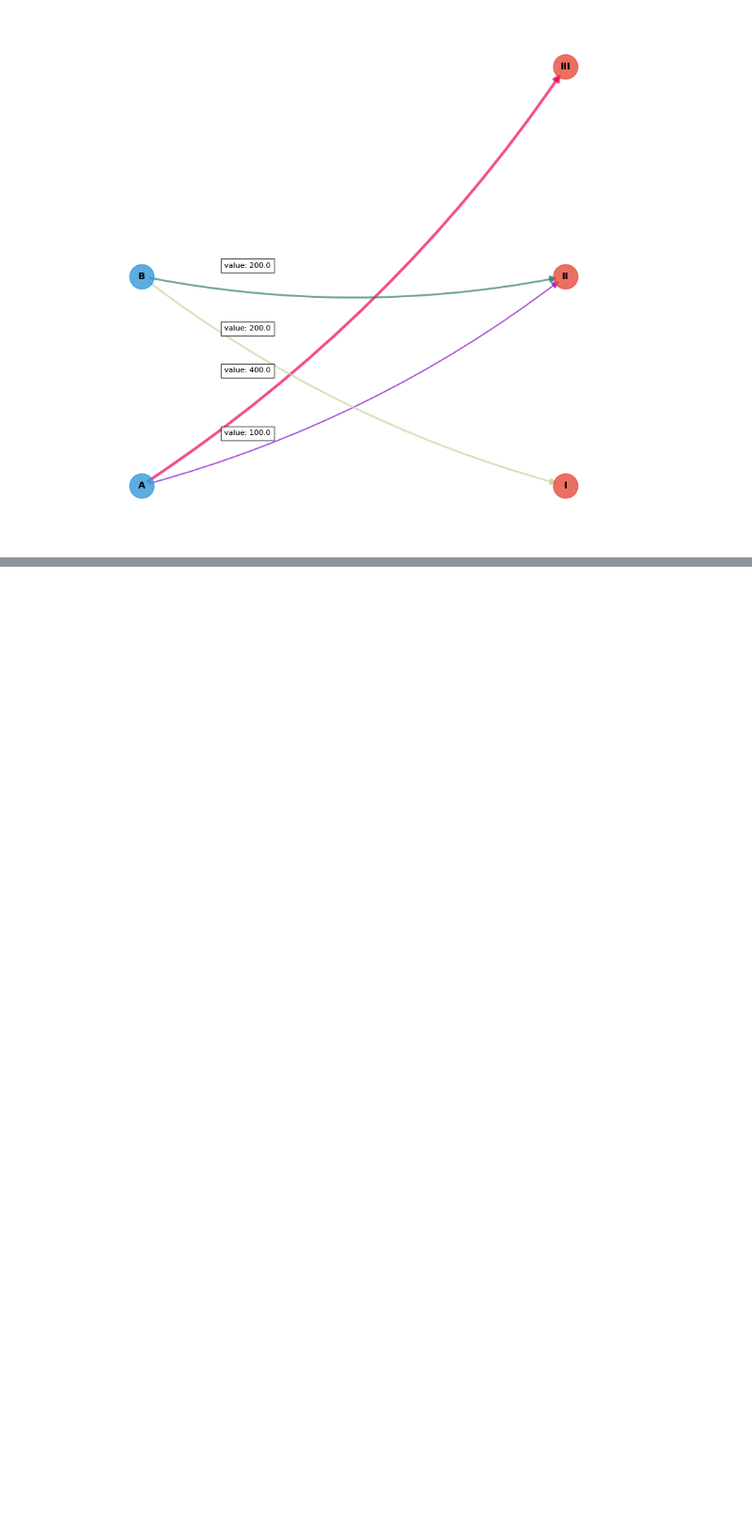
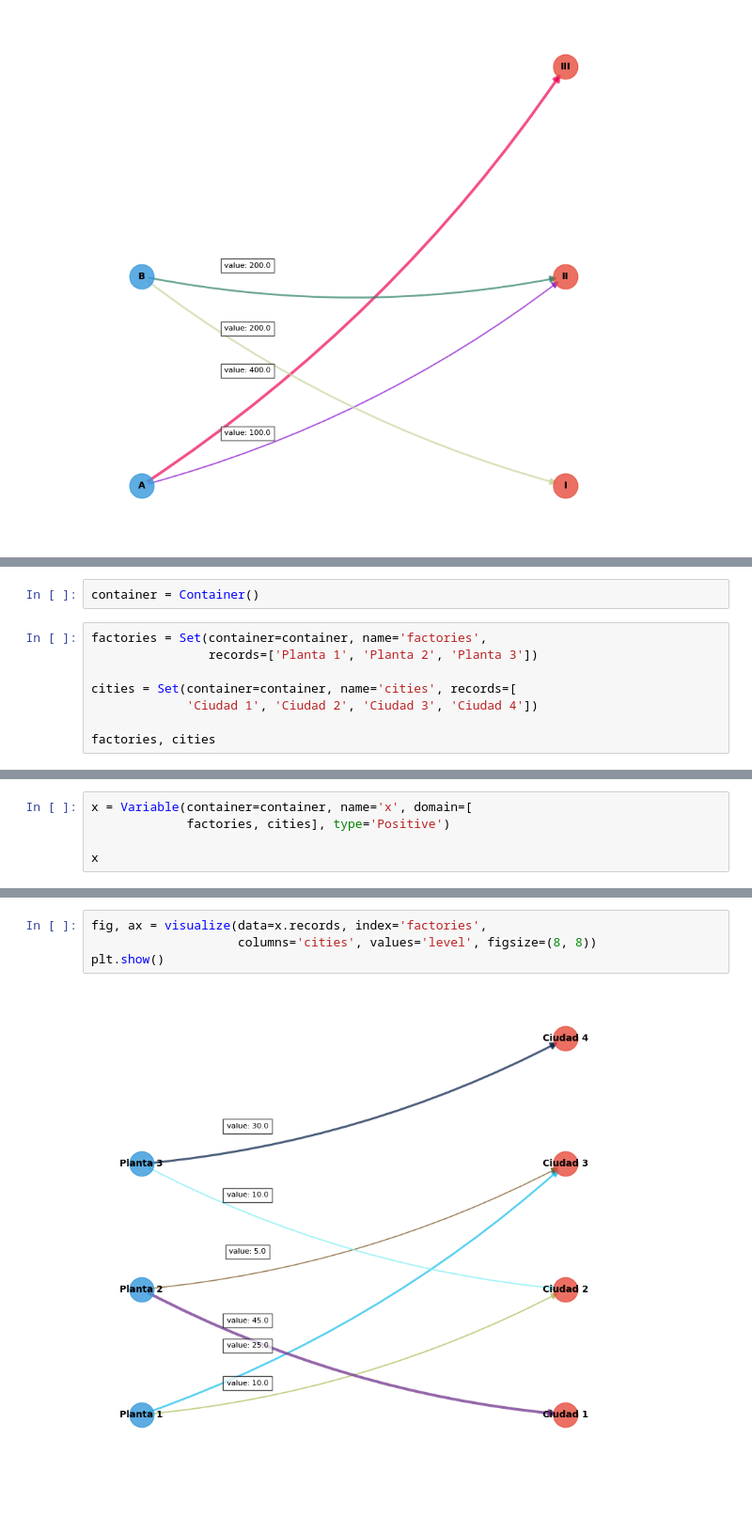
Before and after one commit to MauroGonzalez51/gamspy, a Jupyter notebook: transport_inclass.ipynb, the cells around one changed output, grey strips where cells are left out. Shown at 94% size. Cells and saved outputs as stored; diff of their text form; blank space fills up the shorter version.

```diff
--- a/transport_inclass.ipynb
+++ b/transport_inclass.ipynb
@@ -98,0 +124,10 @@ plt.show()
+# %%
+container = Container()
+# %%
+factories = Set(container=container, name='factories',
+                records=['Planta 1', 'Planta 2', 'Planta 3'])
+
+cities = Set(container=container, name='cities', records=[
+             'Ciudad 1', 'Ciudad 2', 'Ciudad 3', 'Ciudad 4'])
+
+factories, cities
@@ -98,0 +159,5 @@ plt.show()
+# %%
+x = Variable(container=container, name='x', domain=[
+             factories, cities], type='Positive')
+
+x
@@ -98,0 +214,6 @@ plt.show()
+# %%
+fig, ax = visualize(data=x.records, index='factories',
+                    columns='cities', values='level', figsize=(8, 8))
+plt.show()
+# %% [output]
+[figure, added]
```
Also changed, not shown: parts of 9 cells of this notebook.
